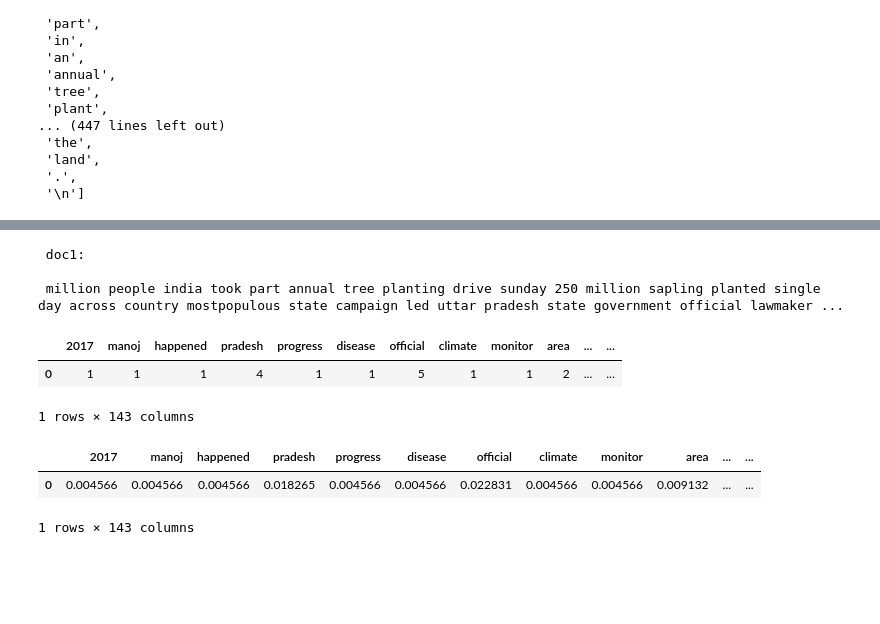
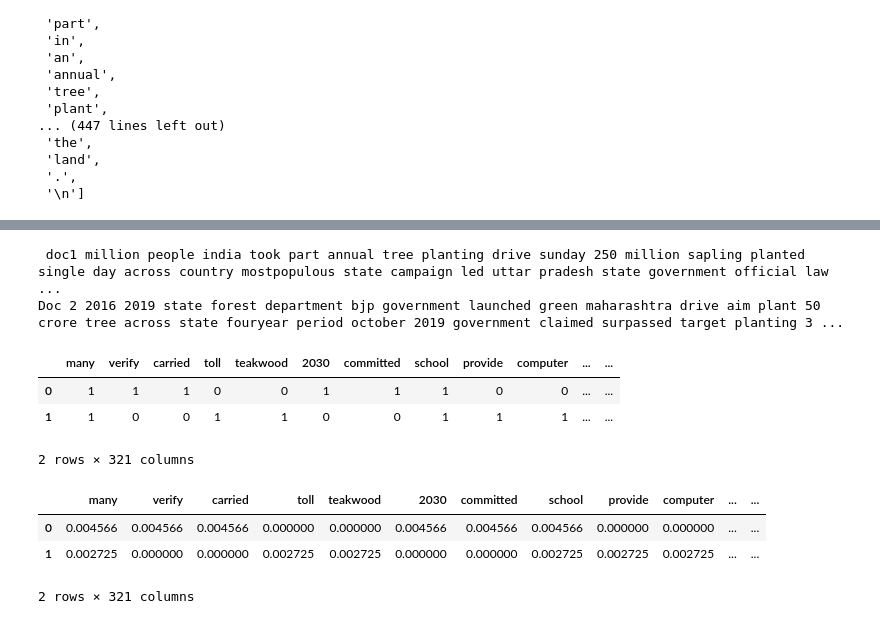
Before and after one commit to AdityaMore7000/PICT-CE-SEM-6, a Jupyter notebook: DSBDAL/Assignment-7/Assignment-7.ipynb, the cells around one changed output, grey strips where cells are left out. Cells and saved outputs as stored; diff of their text form; code cells hidden in the pictures; blank space fills up the shorter version.

```diff
--- a/DSBDAL/Assignment-7/Assignment-7.ipynb
+++ b/DSBDAL/Assignment-7/Assignment-7.ipynb
@@ -82,0 +47,5 @@ However, industrial development and a rapidly growing population has put further
+# %%
+text1 = docx_to_text('testdoc.docx')
+text2 = docx_to_text('testdoc2.docx')
+print(text1)
+print(text2)
@@ -321,44 +316,50 @@ import nltk
 from nltk.corpus import stopwords
 doc_text = " "
 
-def preprocess_docs(text):
-    text = str(text).lower()
+def preprocess_docs(text1):
+    text1 = str(text1).lower()
     #print(text)
-    text = re.sub('[^a-zA-z0-9\s]','',str(text))
-    text = text.split()
+    text1 = re.sub('[^a-zA-z0-9\s]','',str(text1))
+    text1 = text1.split()
     #print(text)
-    text = [wl.lemmatize(word) for word in text if not word in stopwords.words('english')]
-    new_text = ' '.join(text)
+    text1 = [wl.lemmatize(word) for word in text1 if not word in stopwords.words('english')]
+    new_text = ' '.join(text1)
     #print("\ndoc : ", new_text)
         #doc_text = doc_text + new_text
             #doc_text = doc_text + new_text
         #print(new_text)
     return new_text
-corpus = [text]
+corpus = [text1,text2]
 #print(text)
-text1 = preprocess_docs(text)
-print("\n doc1: \n\n",text1)
+text1 = preprocess_docs(text1)
+text2 = preprocess_docs(text2)
+print("\n doc1",text1,"\nDoc 2",text2)
 # %% [output]
- doc1:
-
- million people india took part annual tree planting drive sunday 250 million sapling planted single day across country mostpopulous state campaign led uttar pradesh state government official lawmaker ...
+ doc1 million people india took part annual tree planting drive sunday 250 million sapling planted single day across country mostpopulous state campaign led uttar pradesh state government official law ...
+Doc 2 2016 2019 state forest department bjp government launched green maharashtra drive aim plant 50 crore tree across state fouryear period october 2019 government claimed surpassed target planting 3 ...
 # %%
 first= text1
+second= text2
 #split so each word have their own string
 first = first.split(" ")
+second= second.split(" ")
 #print(first,second)
-total= set(first)
+total= set(first).union(set(second))
 #print(total)
 wordDictA = dict.fromkeys(total, 0)
+wordDictB = dict.fromkeys(total, 0)
 for word in first:
     wordDictA[word]+=1
 
+for word in second:
+    wordDictB[word]+=1
 #put them in a dataframe and then view the result:
-pd.DataFrame([wordDictA])
+pd.DataFrame([wordDictA, wordDictB])
 # %% [output]
-|  | 2017 | manoj | happened | pradesh | progress | disease | official | climate | monitor | area | ... | ... |
-| 0 | 1 | 1 | 1 | 4 | 1 | 1 | 5 | 1 | 1 | 2 | ... | ... |
+|  | many | verify | carried | toll | teakwood | 2030 | committed | school | provide | computer | ... | ... |
+| 0 | 1 | 1 | 1 | 0 | 0 | 1 | 1 | 1 | 0 | 0 | ... | ... |
+| 1 | 1 | 0 | 0 | 1 | 1 | 0 | 0 | 1 | 1 | 1 | ... | ... |
-1 rows × 143 columns
+2 rows × 321 columns
 # %%
 def computeTF(wordDict, bow):
     tfDict = {}
@@ -368,13 +369,15 @@ def computeTF(wordDict, bow):
     return tfDict
 #running our sentences through the tf function:
 tfFirst = computeTF(wordDictA, first)
+tfSecond = computeTF(wordDictB, second)
 #Converting to dataframe for visualization
-tf_df= pd.DataFrame([tfFirst])
+tf_df= pd.DataFrame([tfFirst, tfSecond])
 tf_df.head()
 # %% [output]
-|  | 2017 | manoj | happened | pradesh | progress | disease | official | climate | monitor | area | ... | ... |
-| 0 | 0.004566 | 0.004566 | 0.004566 | 0.018265 | 0.004566 | 0.004566 | 0.022831 | 0.004566 | 0.004566 | 0.009132 | ... | ... |
+|  | many | verify | carried | toll | teakwood | 2030 | committed | school | provide | computer | ... | ... |
+| 0 | 0.004566 | 0.004566 | 0.004566 | 0.000000 | 0.000000 | 0.004566 | 0.004566 | 0.004566 | 0.000000 | 0.000000 | ... | ... |
+| 1 | 0.002725 | 0.000000 | 0.000000 | 0.002725 | 0.002725 | 0.000000 | 0.000000 | 0.002725 | 0.002725 | 0.002725 | ... | ... |
-1 rows × 143 columns
+2 rows × 321 columns
 # %%
 import math
 def computeIDF(docList):
```
Also changed, not shown: parts of 9 cells of this notebook, 2 other files.
